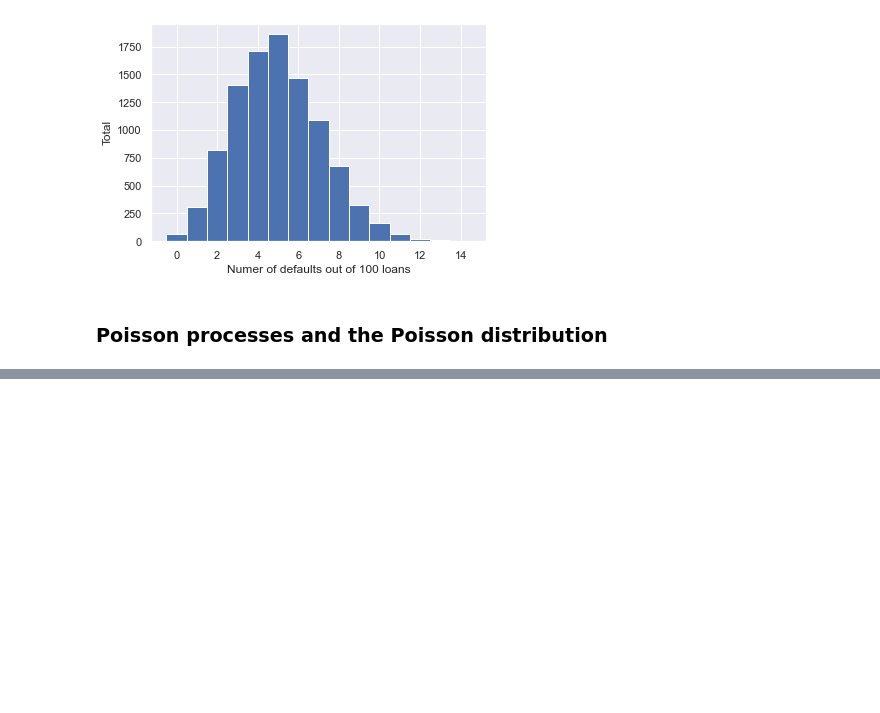
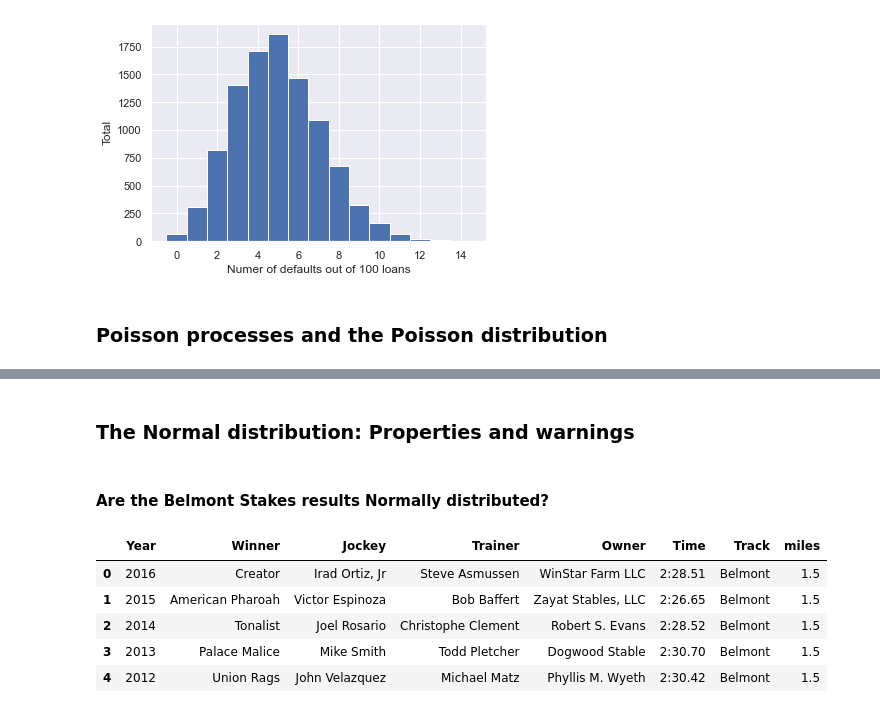
Before and after one commit to CrMatt9/DataScientistFormation, a Jupyter notebook: PythonDataCamp/Statistical Thinking in Python (Part 1).ipynb, the cells around one changed output, grey strips where cells are left out. Saved outputs shown, nothing was run; the diff lists cells and outputs as text; code cells hidden in the pictures; blank space fills up the shorter version.

```diff
--- a/PythonDataCamp/Statistical Thinking in Python (Part 1).ipynb
+++ b/PythonDataCamp/Statistical Thinking in Python (Part 1).ipynb
@@ -451,0 +533,15 @@ plt.show()
+# %% [markdown]
+### The Normal distribution: Properties and warnings
+# %% [markdown]
+#### Are the Belmont Stakes results Normally distributed?
+# %%
+#Get data
+belmont = pd.read_csv('DS/Statistical Thinking in Python (Part 1)/belmont.csv')
+belmont.head()
+# %% [output]
+|  | Year | Winner | Jockey | Trainer | Owner | Time | Track | miles |
+| 0 | 2016 | Creator | Irad Ortiz, Jr | Steve Asmussen | WinStar Farm LLC | 2:28.51 | Belmont | 1.5 |
+| 1 | 2015 | American Pharoah | Victor Espinoza | Bob Baffert | Zayat Stables, LLC | 2:26.65 | Belmont | 1.5 |
+| 2 | 2014 | Tonalist | Joel Rosario | Christophe Clement | Robert S. Evans | 2:28.52 | Belmont | 1.5 |
+| 3 | 2013 | Palace Malice | Mike Smith | Todd Pletcher | Dogwood Stable | 2:30.70 | Belmont | 1.5 |
+| 4 | 2012 | Union Rags | John Velazquez | Michael Matz | Phyllis M. Wyeth | 2:30.42 | Belmont | 1.5 |
```
Also changed, not shown: parts of 20 cells of this notebook, 1 other file.
